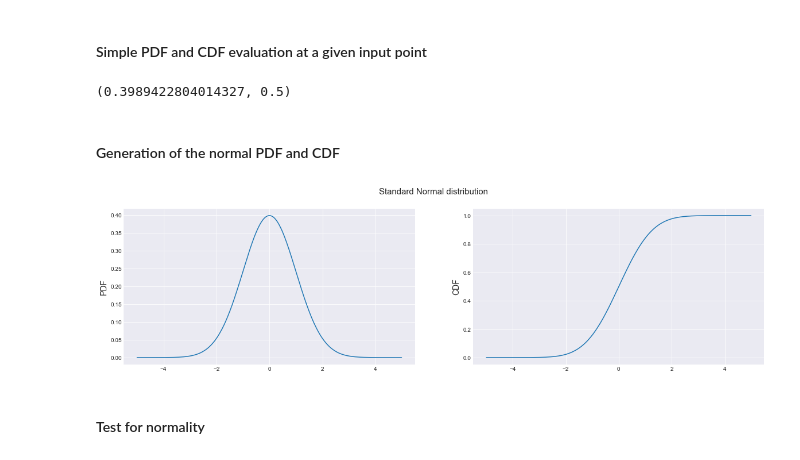
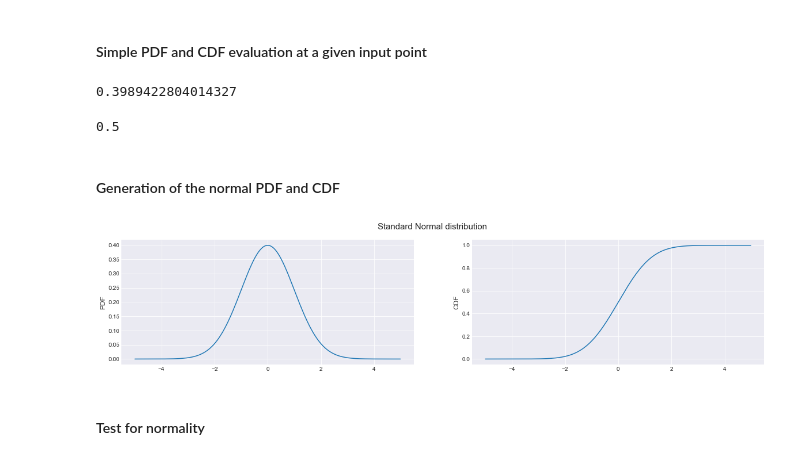
Before and after one commit to z4ir3/quant-library, a Jupyter notebook: tutorial-quant-library.ipynb, the cells around one changed output. Cells and saved outputs as stored; diff of their text form; code cells hidden in the pictures.

```diff
--- a/tutorial-quant-library.ipynb
+++ b/tutorial-quant-library.ipynb
@@ -656,10 +601,15 @@ x   = 0
 mu  = 0
 std = 1
 # %%
-# Simple evaluation
-ql.dist_normal(x, mu=mu, std=std, cum=False), ql.dist_normal(x, mu=mu, std=std,cum=True)
+# PDF evaluation
+ql.dist_normal(x, mu=mu, std=std, cum=False)
 # %% [output]
-(0.3989422804014327, 0.5)
+0.3989422804014327
+# %%
+# CDF evaluation
+ql.dist_normal(x, mu=mu, std=std,cum=True)
+# %% [output]
+0.5
 # %% [markdown]
 #### Generation of the normal PDF and CDF
 # %%
@@ -668,24 +618,23 @@ npdf = ql.gen_pdf_normal(mu=mu, std=std, dx=0.01)
 ncdf = ql.gen_cdf_normal(mu=mu, std=std, dx=0.01)
 # %%
 # Plot
-fig, ax = plt.subplots(1,2,figsize=(20,5))
+fig, ax = plt.subplots(1,2,figsize=(20,4))
 ax = ax.flatten()
 fig.suptitle("Standard Normal distribution", fontsize=15)
 
 n = 0
 npdf.plot(ax=ax[n],grid=True)
 ax[n].set_xlabel("",fontsize=14)
-ax[n].set_ylabel("PDF",fontsize=14)
+ax[n].set_ylabel("PDF",fontsize=12)
 #ax[n].legend(fontsize=12)
 
 n = 1
 ncdf.plot(ax=ax[n],grid=True)
-ax[n].set_ylabel("CDF",fontsize=14)
 ax[n].set_xlabel("",fontsize=14)
-#ax[n].legend(fontsize=12)
+ax[n].set_ylabel("CDF",fontsize=12)
 plt.show()
 # %% [output]
-[figure, old version]
+[figure, new version]
 # %% [markdown]
 #### Test for normality
 # %% [markdown]
```
Also changed, not shown: parts of 61 cells of this notebook.
